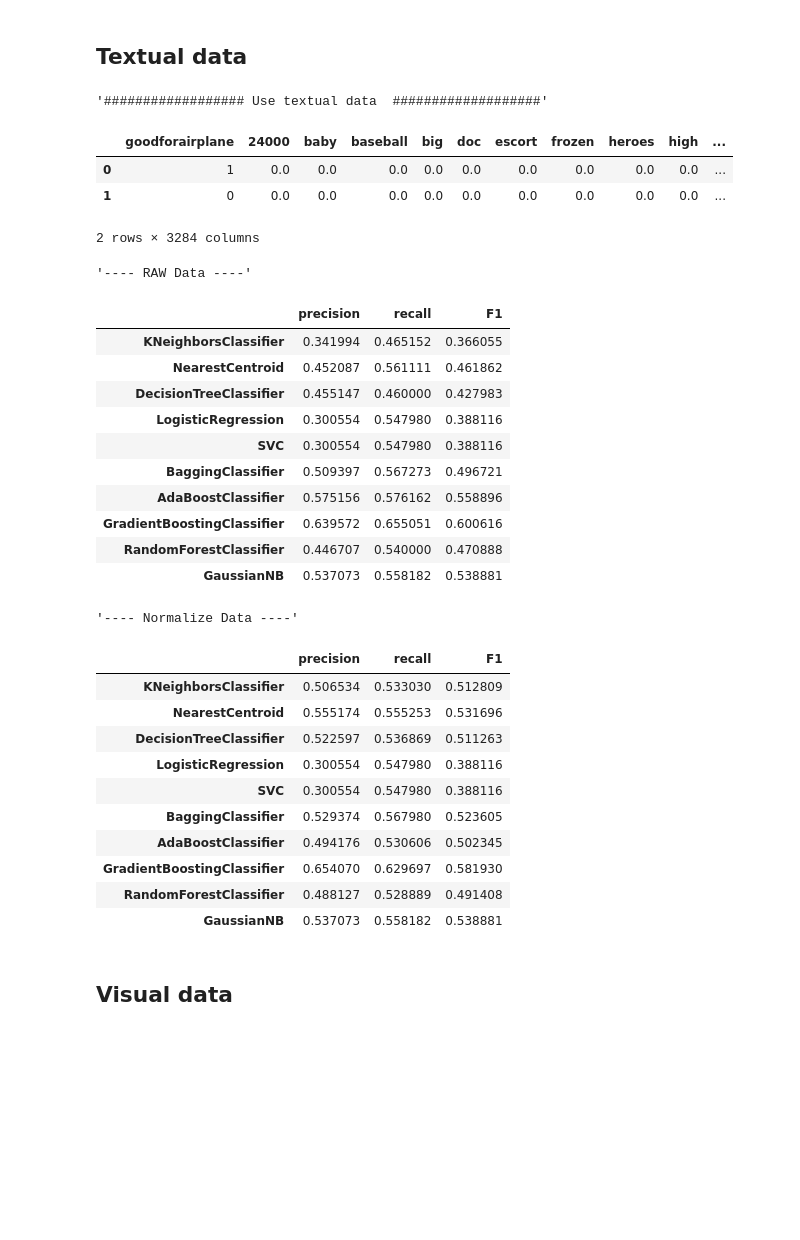
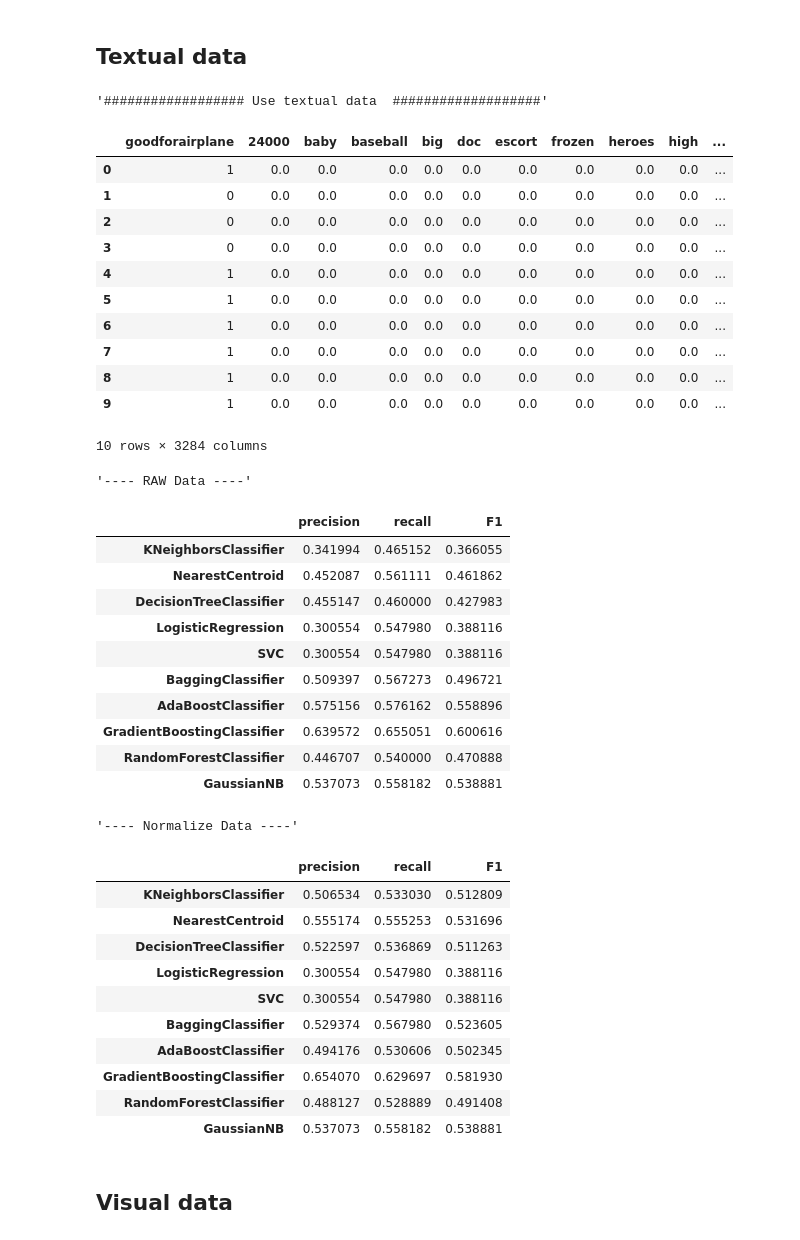
Before and after one commit to patrickFuerst/CoE_task, a Jupyter notebook: classifier_selection.ipynb, the cells around one changed output. Saved outputs shown, nothing was run; the diff lists cells and outputs as text; code cells hidden in the pictures; blank space fills up the shorter version.

Commit message:
used called data

```diff
--- a/classifier_selection.ipynb
+++ b/classifier_selection.ipynb
@@ -609,39 +609,47 @@ X_labelencoded_meta = X_labelencoded
 from sklearn.preprocessing import Normalizer
 
 ################## Use textual data  ###################
 display('################## Use textual data  ###################')
 
 df_movies = df_labled_movies.drop(['movie'],axis=1)
 df_train = pd.merge(df_movies,df_text_data, on='filename')
 df_train.drop(['filename'],axis=1, inplace=True)
-display(df_train.head(2))
+display(df_train.head(10))
 df_X = df_train.drop('goodforairplane',axis=1)
 df_y = df_train['goodforairplane']
 
 
 display("---- RAW Data ----")
 metrics = evaluate_models(df_X, df_y)
 display(metrics)
 
-# save  the final table
-metrics['Modality'] = 'textual'
-df_final_results = df_final_results.append(metrics)
 
 display("---- Normalize Data ----")
 df_normalized_X = Normalizer().fit_transform(df_X)
 metrics = evaluate_models(df_normalized_X, df_y)
 display(metrics)
 
+# save  the final table
+metrics['Modality'] = 'textual'
+df_final_results = df_final_results.append(metrics)
 
 # Save final data sets obtained with our best approach
 df_y_text = df_y
-df_X_text = df_X
+df_X_text = pd.DataFrame(df_normalized_X, df_X.index, df_X.columns)
 # %% [output]
 '################## Use textual data  ###################'
 |  | goodforairplane | 24000 | baby | baseball | big | doc | escort | frozen | heroes | high | ... |
 | 0 | 1 | 0.0 | 0.0 | 0.0 | 0.0 | 0.0 | 0.0 | 0.0 | 0.0 | 0.0 | ... |
 | 1 | 0 | 0.0 | 0.0 | 0.0 | 0.0 | 0.0 | 0.0 | 0.0 | 0.0 | 0.0 | ... |
+| 2 | 0 | 0.0 | 0.0 | 0.0 | 0.0 | 0.0 | 0.0 | 0.0 | 0.0 | 0.0 | ... |
+| 3 | 0 | 0.0 | 0.0 | 0.0 | 0.0 | 0.0 | 0.0 | 0.0 | 0.0 | 0.0 | ... |
+| 4 | 1 | 0.0 | 0.0 | 0.0 | 0.0 | 0.0 | 0.0 | 0.0 | 0.0 | 0.0 | ... |
+| 5 | 1 | 0.0 | 0.0 | 0.0 | 0.0 | 0.0 | 0.0 | 0.0 | 0.0 | 0.0 | ... |
+| 6 | 1 | 0.0 | 0.0 | 0.0 | 0.0 | 0.0 | 0.0 | 0.0 | 0.0 | 0.0 | ... |
+| 7 | 1 | 0.0 | 0.0 | 0.0 | 0.0 | 0.0 | 0.0 | 0.0 | 0.0 | 0.0 | ... |
+| 8 | 1 | 0.0 | 0.0 | 0.0 | 0.0 | 0.0 | 0.0 | 0.0 | 0.0 | 0.0 | ... |
+| 9 | 1 | 0.0 | 0.0 | 0.0 | 0.0 | 0.0 | 0.0 | 0.0 | 0.0 | 0.0 | ... |
-2 rows × 3284 columns
+10 rows × 3284 columns
 '---- RAW Data ----'
 |  | precision | recall | F1 |
 | KNeighborsClassifier | 0.341994 | 0.465152 | 0.366055 |
```
Also changed, not shown: parts of 22 cells of this notebook.
